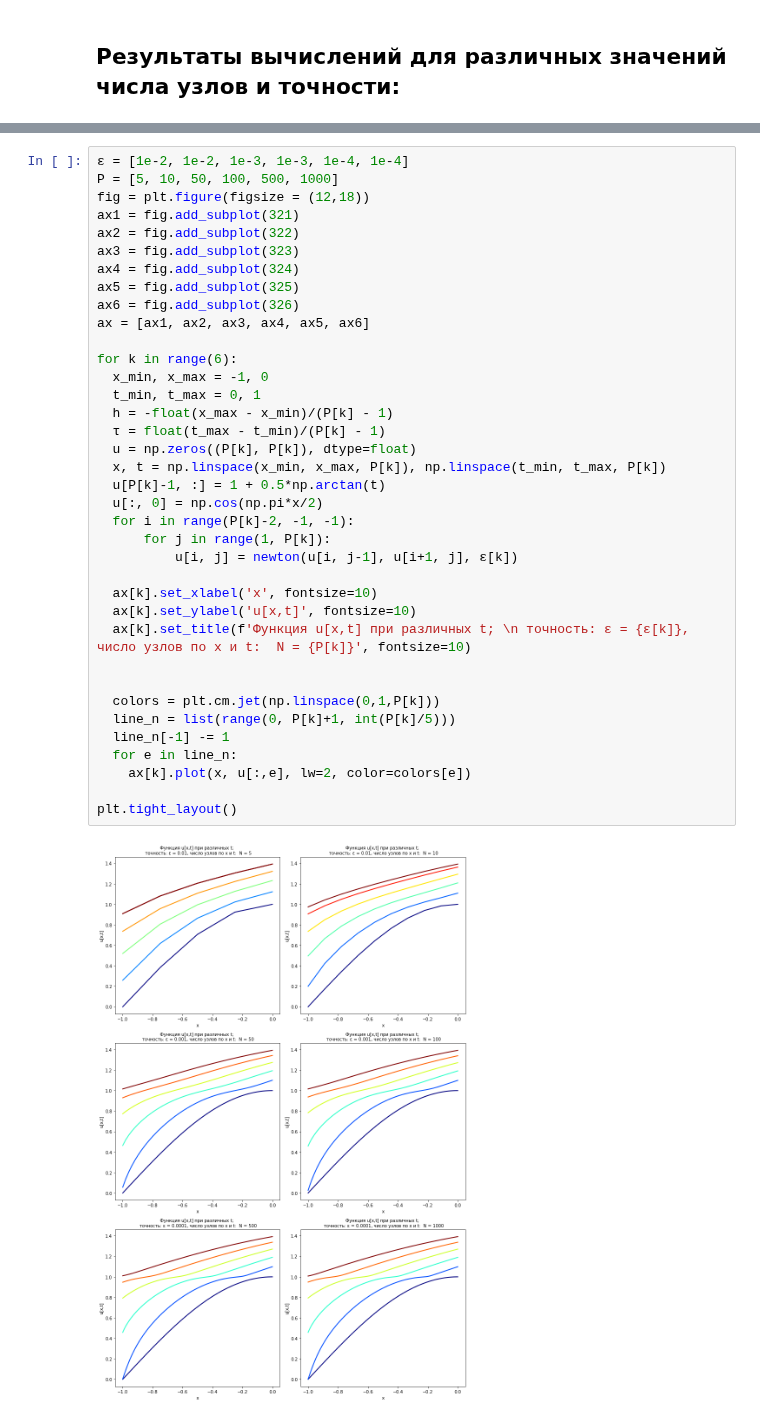
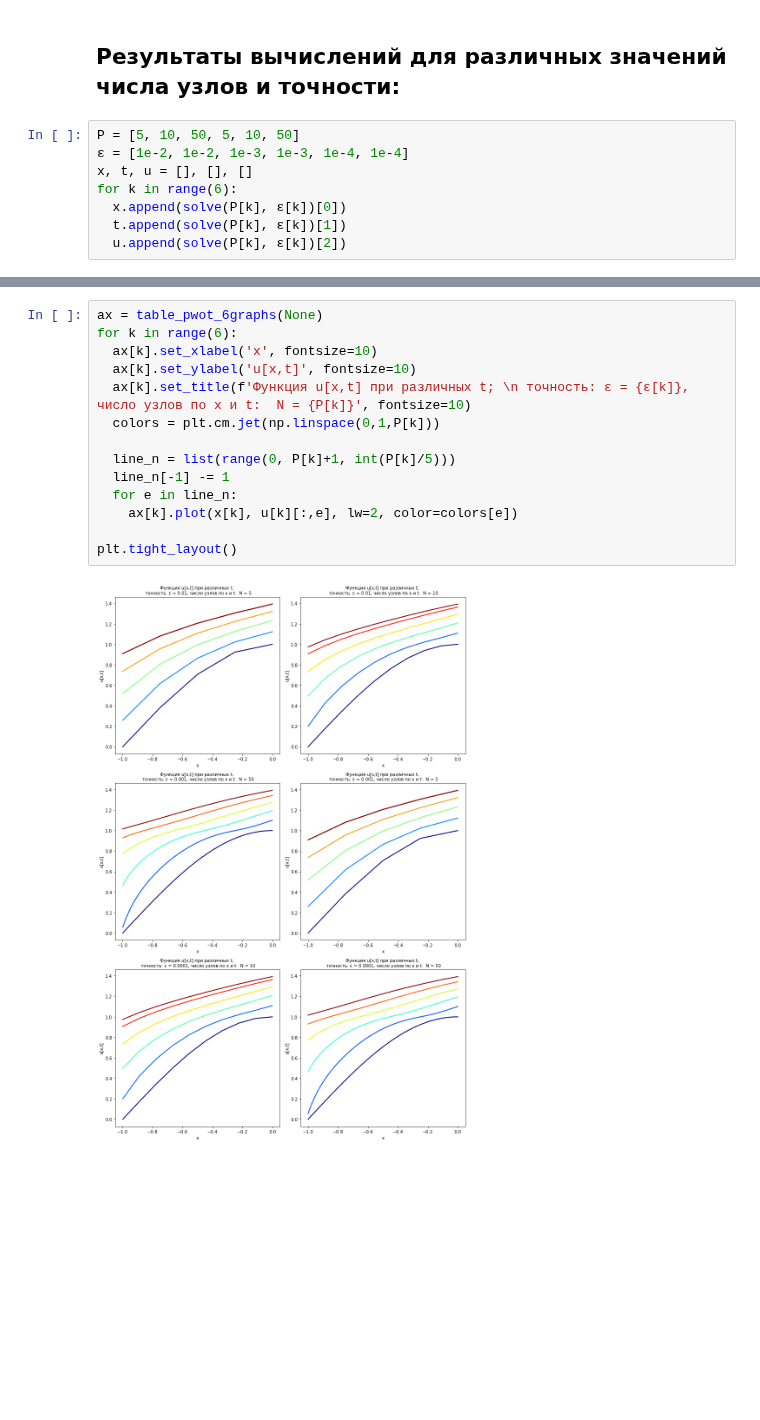
Before and after one commit to ctbip/omm-praki, a Jupyter notebook: OMM1_Styrov_28v.ipynb, the cells around one changed output, grey strips where cells are left out. Drawn from its saved outputs; the diff is of its cells as text; blank space fills up the shorter version.

```diff
--- a/OMM1_Styrov_28v.ipynb
+++ b/OMM1_Styrov_28v.ipynb
@@ -135,3 +144,11 @@ def solve(N, M, ε):
 # %% [markdown]
 ## Результаты вычислений для различных значений числа узлов и точности:
+# %%
+P = [5, 10, 50, 5, 10, 50]
+ε = [1e-2, 1e-2, 1e-3, 1e-3, 1e-4, 1e-4]
+x, t, u = [], [], []
+for k in range(6):
+  x.append(solve(P[k], ε[k])[0])
+  t.append(solve(P[k], ε[k])[1])
+  u.append(solve(P[k], ε[k])[2])
 # %%
@@ -160,39 +166,16 @@ plt.tight_layout()
 # %%
-ε = [1e-2, 1e-2, 1e-3, 1e-3, 1e-4, 1e-4]
-P = [5, 10, 50, 100, 500, 1000]
-fig = plt.figure(figsize = (12,18))
-ax1 = fig.add_subplot(321)
-ax2 = fig.add_subplot(322)
-ax3 = fig.add_subplot(323)
-ax4 = fig.add_subplot(324)
-ax5 = fig.add_subplot(325)
-ax6 = fig.add_subplot(326)
-ax = [ax1, ax2, ax3, ax4, ax5, ax6]
-
+ax = table_pwot_6graphs(None)
 for k in range(6):
-  x_min, x_max = -1, 0
-  t_min, t_max = 0, 1
-  h = -float(x_max - x_min)/(P[k] - 1)
-  τ = float(t_max - t_min)/(P[k] - 1)
-  u = np.zeros((P[k], P[k]), dtype=float)
-  x, t = np.linspace(x_min, x_max, P[k]), np.linspace(t_min, t_max, P[k])
-  u[P[k]-1, :] = 1 + 0.5*np.arctan(t)
-  u[:, 0] = np.cos(np.pi*x/2)
-  for i in range(P[k]-2, -1, -1):
-      for j in range(1, P[k]):
-          u[i, j] = newton(u[i, j-1], u[i+1, j], ε[k])
-
   ax[k].set_xlabel('x', fontsize=10)
   ax[k].set_ylabel('u[x,t]', fontsize=10)
   ax[k].set_title(f'Функция u[x,t] при различных t; \n точность: ε = {ε[k]}, число узлов по x и t:  N = {P[k]}', fontsize=10)
+  colors = plt.cm.jet(np.linspace(0,1,P[k]))
 
-
-  colors = plt.cm.jet(np.linspace(0,1,P[k]))
   line_n = list(range(0, P[k]+1, int(P[k]/5)))
   line_n[-1] -= 1
   for e in line_n:
-    ax[k].plot(x, u[:,e], lw=2, color=colors[e])
+    ax[k].plot(x[k], u[k][:,e], lw=2, color=colors[e])
 
 plt.tight_layout()
 # %% [output]
-[figure, old version]
+[figure, new version]
```
Also changed, not shown: parts of 3 cells of this notebook.
